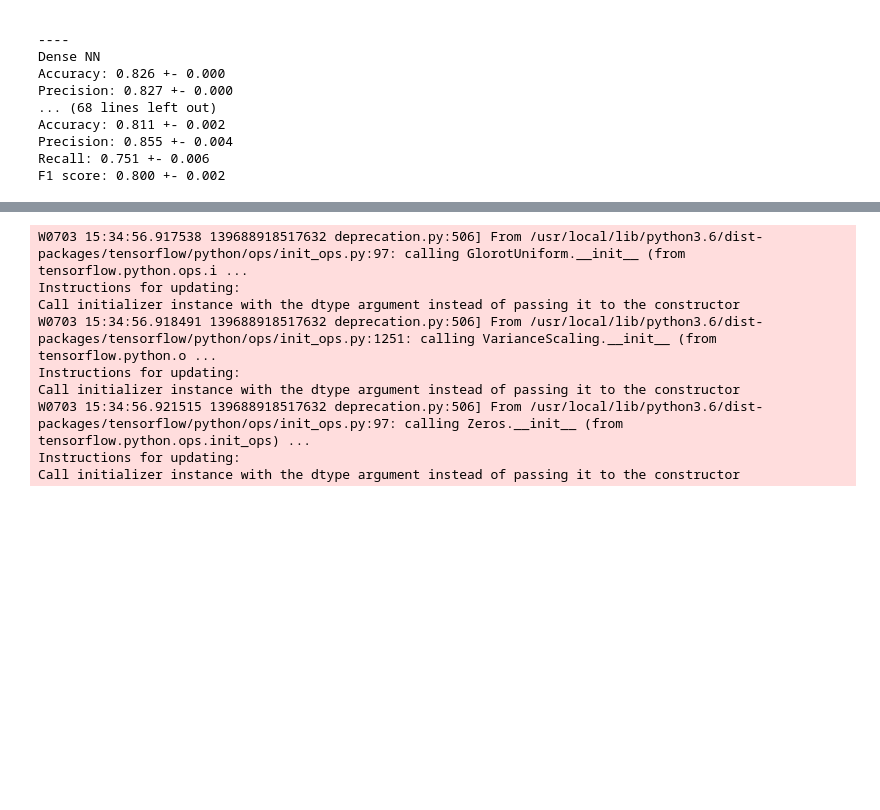
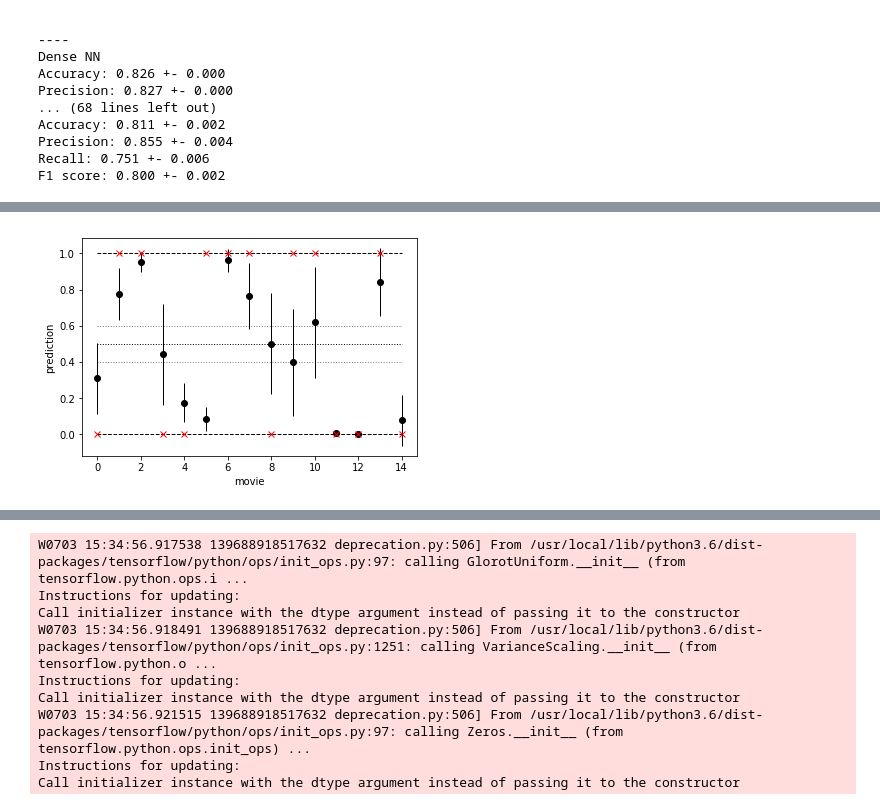
Before and after one commit to tom-schoener/ml-probability, a Jupyter notebook: bayesian_nlp/evaluation.ipynb, the cells around one changed output, grey strips where cells are left out. Drawn from its saved outputs; the diff is of its cells as text; code cells hidden in the pictures; blank space fills up the shorter version.

```diff
--- a/bayesian_nlp/evaluation.ipynb
+++ b/bayesian_nlp/evaluation.ipynb
@@ -335,0 +332,82 @@ scatter_confidence_by_word_count(predictions)
+# %%
+from scipy import stats
+from matplotlib import cm
+
+def plot_confidence(means, stddevs, true_ys):
+    x = np.arange(0, len(means), 1)
+    y = means
+    yerr = np.array(stddevs) * 2
+
+    fig, ax = plt.subplots()
+    plt.xlabel("movie")
+    plt.ylabel("prediction")
+
+    ax.hlines(y=[0.4, 0.5, 0.6], xmin=0, xmax=len(x) - 1, linewidth=1,
+              linestyle=":", color=["gray", "black", "gray"])
+    ax.hlines(y=[0, 1], xmin=0, xmax=len(x) - 1, linewidth=1,
+              linestyle="--", color=["black", "black"])
+    ax.errorbar(x, y, yerr=yerr, fmt="o", elinewidth=1, color="black")
+    ax.errorbar(x, true_ys, fmt="x", color="r")
+
+def density_estimation(m1, m2):
+    X, Y = np.mgrid[np.min(m1):np.max(m1):100j, np.min(m2):np.max(m2):100j]
+    positions = np.vstack([X.ravel(), Y.ravel()])
+    values = np.vstack([m1, m2])
+    kernel = stats.gaussian_kde(values)
+    Z = np.reshape(kernel(positions).T, X.shape)
+    return X, Y, Z
+
+def scatter_confidence_by_word_count(predictions):
+  means = np.squeeze(np.mean(predictions, axis=0))
+  stds = np.squeeze(np.std(predictions, axis=0))
+  mse = np.square(means - y_test_sorted)
+  word_counts_sorted = np.array(sorted(word_counts))
+
+  start = 10000
+  end = 10015
+  plot_confidence(means=means[start:end], stddevs=stds[start:end], true_ys=y_test_sorted[start:end])
+  plt.savefig(evaluation_folder + "uncertainty_model.pdf", bbox_inches = 'tight', pad_inches = 0)
+  plt.show()
+
+
+  def plot_std_per_word_count(bin_size, alpha=1.):
+    bin_start = len(stds) % bin_size
+    n_bins = (len(stds) - bin_start) // bin_size
+
+    std_bins = np.mean(stds[bin_start:].reshape((n_bins, bin_size)), axis=1)
+    std_bins = np.append(std_bins, np.mean(stds[-10:]))
+    first_std_bin = np.mean(stds[:bin_start])
+
+    word_counts_sorted_bins = np.mean(word_counts_sorted[bin_start:].reshape(n_bins, bin_size), axis=1)
+    word_counts_sorted_bins = np.append(word_counts_sorted_bins, word_counts_sorted[-1])
+    first_word_counts_sorted_bin = np.mean(word_counts_sorted[:bin_start])
+
+    plt.plot(np.insert(word_counts_sorted_bins, 0, first_word_counts_sorted_bin, axis=0),
+             np.insert(std_bins, 0, first_std_bin, axis=0),
+             color="black",
+             alpha=alpha)
+
+  plot_std_per_word_count(len(stds) // 25, alpha=1)
+  plot_std_per_word_count(25, alpha=0.2)
+  plt.xlabel("word count")
+  plt.ylabel("std")
+  plt.savefig(evaluation_folder + "word_counts_std.pdf", bbox_inches = 'tight', pad_inches = 0)
+  plt.show()
+
+  plt.scatter(x=word_counts_sorted, y=stds,  alpha=0.2, cmap="Spectral")
+  X, Y, Z = density_estimation(word_counts_sorted, stds)
+  im = plt.contour(X, Y, Z, cmap=cm.PuBu_r)
+  plt.xlabel("word count")
+  plt.ylabel("std")
+  plt.savefig(evaluation_folder + "word_counts_std_scatter.pdf", bbox_inches = 'tight', pad_inches = 0)
+  plt.show()
+
+  plt.scatter(x=np.sqrt(mse), y=stds, c=word_counts_sorted, s = np.array(word_counts_sorted) / 50, alpha=0.2, cmap="Spectral")
+  plt.xlabel("mse^-2")
+  plt.ylabel("std")
+  plt.savefig(evaluation_folder + "std_mse_scatter.pdf", bbox_inches = 'tight', pad_inches = 0)
+  plt.show()
+
+scatter_confidence_by_word_count(predictions)
+# %% [output]
+[figure, added]
```
Also changed, not shown: parts of 33 cells of this notebook.
